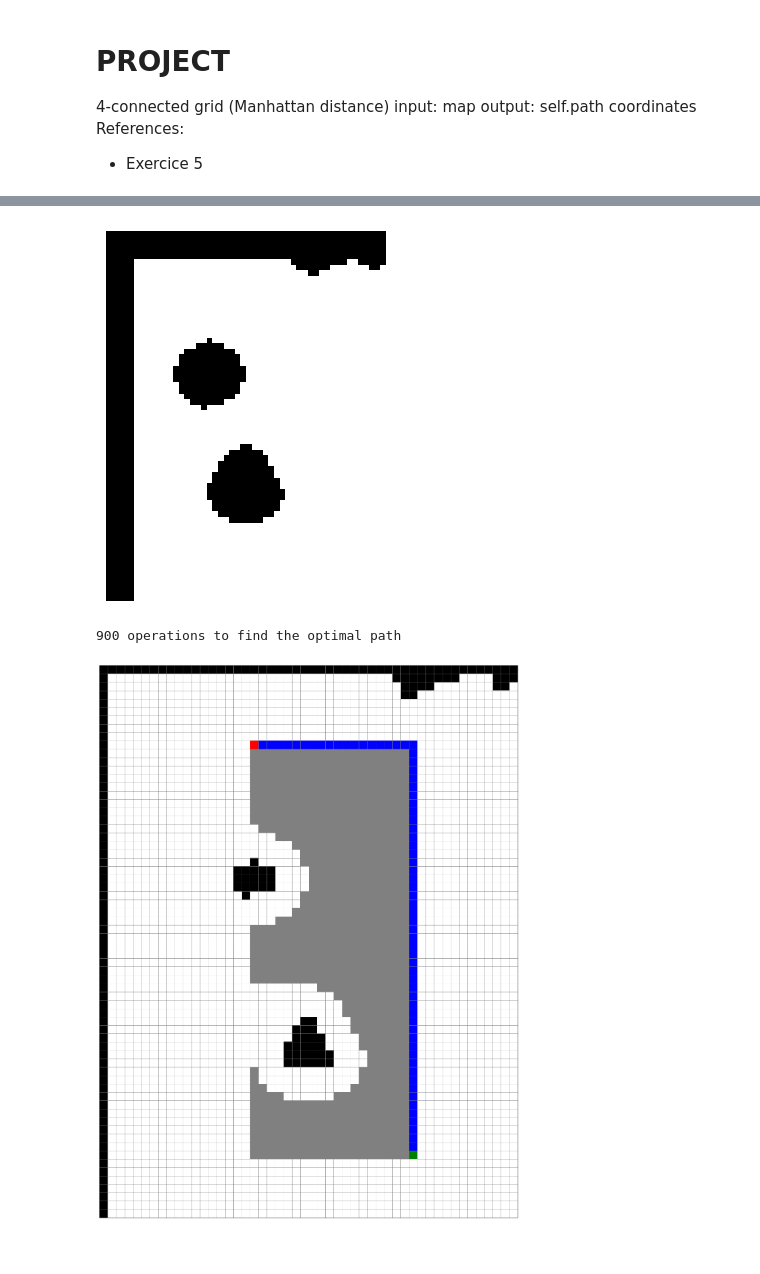
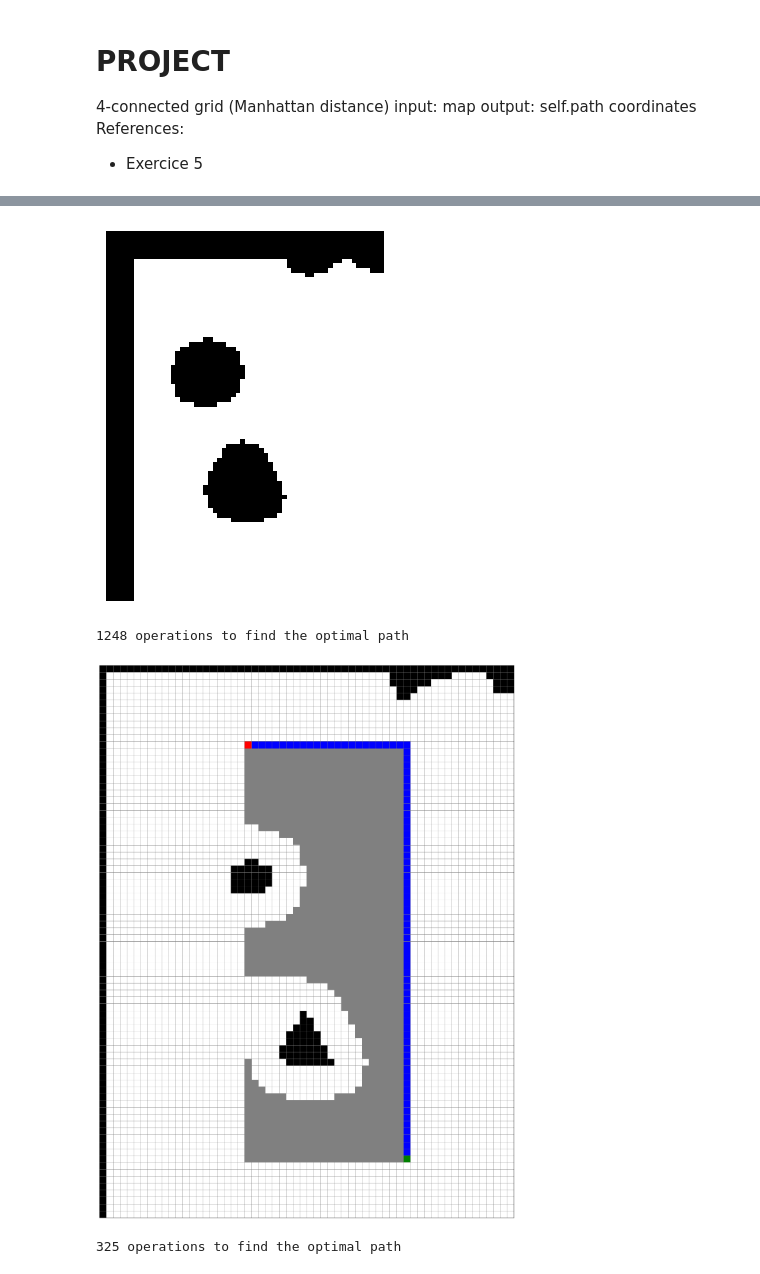
Before and after one commit to Ukrain-programmer/Basics-of-mobile-robotics, a Jupyter notebook: GLOBAL_VISION/GLOBAL_NAVIGATION.ipynb, the cells around one changed output, grey strips where cells are left out. Cells and saved outputs as stored; diff of their text form; code cells hidden in the pictures.

```diff
--- a/GLOBAL_VISION/GLOBAL_NAVIGATION.ipynb
+++ b/GLOBAL_VISION/GLOBAL_NAVIGATION.ipynb
@@ -44,7 +44,7 @@ class AStarNavigation:
 
         # Resize the map to 100 pixels wide while maintaining the aspect ratio
         height, width = self.image.shape
-        new_width = 50 #todo choose
+        new_width = 60 #todo choose
         new_height = int((new_width / width) * height)
         self.image = cv2.resize(self.image, (new_width, new_height), interpolation=cv2.INTER_NEAREST) #todo explain
 
@@ -194,10 +194,7 @@ class AStarNavigation:
         #ax.set_title('a_star_search Visualization')
         plt.show()
 
-    def run(self):
-        self.visualization_map()
-        self.map_grid = self.safety_distance()
-        path, explored, operation_count = self.algo()
+    def solution(self, path, explored, operation_count):
         print(f"{operation_count} operations to find the optimal path")
         # Display the result
         if path:
@@ -209,10 +206,23 @@ class AStarNavigation:
             print("No path found.")
             return None
 
+    def run(self):
+        self.visualization_map()
+        self.map_grid = self.safety_distance()
+        path, explored, operation_count = self.algo()
+        return self.solution(path, explored, operation_count)
+
+    def new_path(self, new_y, new_x):
+        operation_count = 0
+        self.start = (new_y, new_x)
+        path, explored, operation_count = self.algo()
+        return self.solution(path, explored, operation_count)
+
 # Usage
 file = "images/grid_map_6_8.txt"
-safety = 4
+safety = 5
 navigator = AStarNavigation(file, safety)
 path = navigator.run()
+path = navigator.new_path(45, 15)
 # %% [output]
 [figure]
@@ -220,3 +230,4 @@ path = navigator.run()
-[figure, old version]
+[figure, new version]
-900 operations to find the optimal path
+1248 operations to find the optimal path
-[figure, old version]
+[figure, new version]
+325 operations to find the optimal path
```
Also changed, not shown: parts of 1 cell of this notebook.
